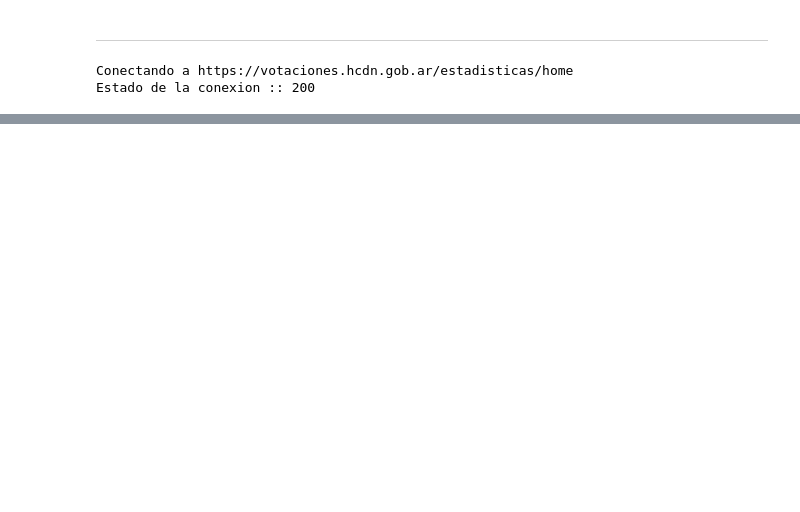
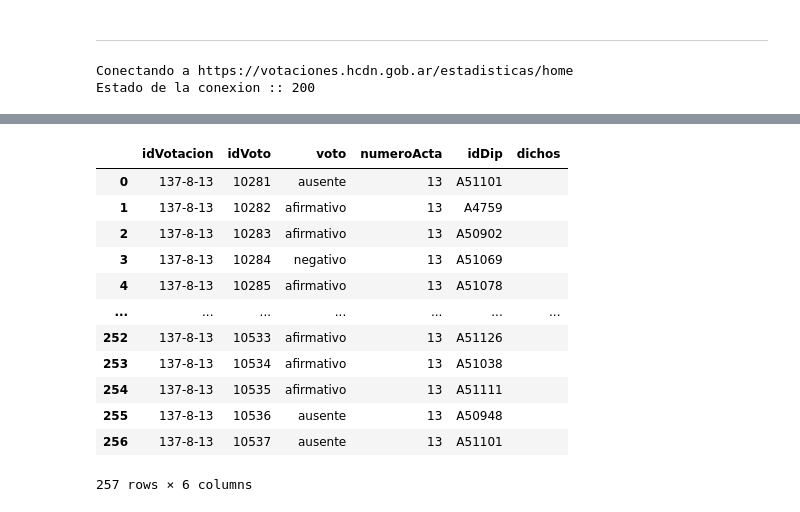
Before and after one commit to Arzanico/scrapingDiputadosArgentina, a Jupyter notebook: ntkForTest.ipynb, the cells around one changed output, grey strips where cells are left out. Drawn from its saved outputs; the diff is of its cells as text; code cells hidden in the pictures; blank space fills up the shorter version.

```diff
--- a/ntkForTest.ipynb
+++ b/ntkForTest.ipynb
@@ -264,0 +288,16 @@ diputados[3]
+# %%
+pd.DataFrame([x for x in votos]).rename(columns={'dip':'idDip'})
+# %% [output]
+|  | idVotacion | idVoto | voto | numeroActa | idDip | dichos |
+| 0 | 137-8-13 | 10281 | ausente | 13 | A51101 |  |
+| 1 | 137-8-13 | 10282 | afirmativo | 13 | A4759 |  |
+| 2 | 137-8-13 | 10283 | afirmativo | 13 | A50902 |  |
+| 3 | 137-8-13 | 10284 | negativo | 13 | A51069 |  |
+| 4 | 137-8-13 | 10285 | afirmativo | 13 | A51078 |  |
+| ... | ... | ... | ... | ... | ... | ... |
+| 252 | 137-8-13 | 10533 | afirmativo | 13 | A51126 |  |
+| 253 | 137-8-13 | 10534 | afirmativo | 13 | A51038 |  |
+| 254 | 137-8-13 | 10535 | afirmativo | 13 | A51111 |  |
+| 255 | 137-8-13 | 10536 | ausente | 13 | A50948 |  |
+| 256 | 137-8-13 | 10537 | ausente | 13 | A51101 |  |
+257 rows × 6 columns
```
Also changed, not shown: parts of 12 cells of this notebook.
